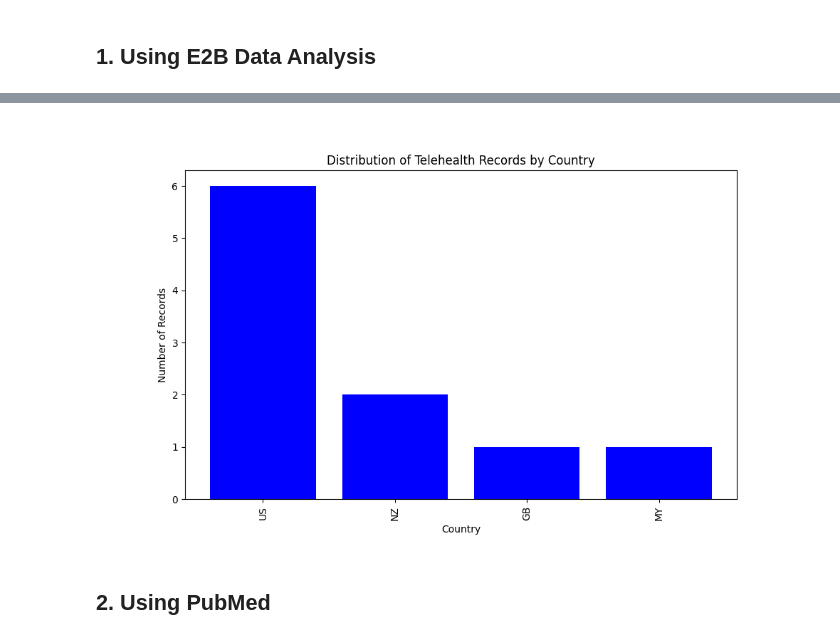
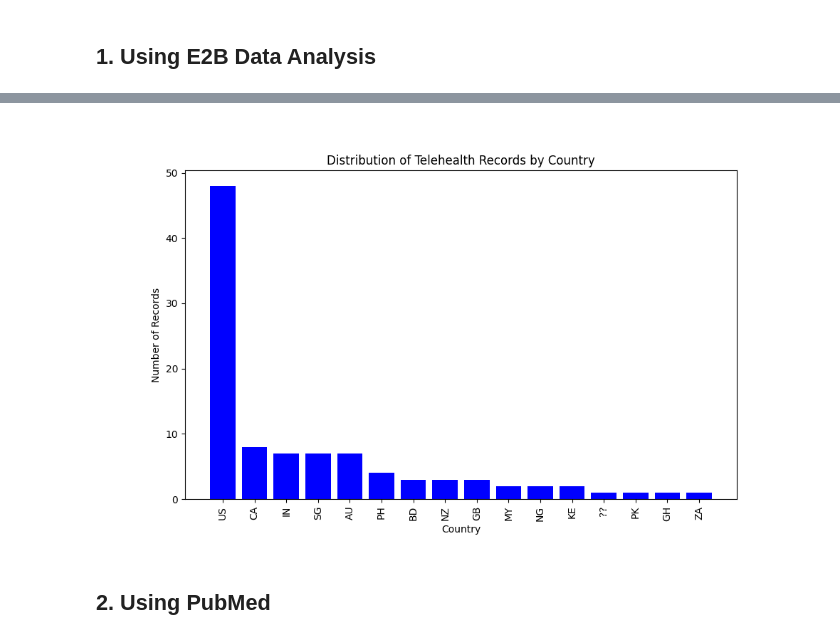
Before and after one commit to floriatea/CCA_NLP, a Jupyter notebook: Homework-Notebooks-2023/week-8/8-Conversation-and-Text-Generation.ipynb, the cells around one changed output, grey strips where cells are left out. Saved outputs shown, nothing was run; the diff lists cells and outputs as text; code cells hidden in the pictures.

```diff
--- a/Homework-Notebooks-2023/week-8/8-Conversation-and-Text-Generation.ipynb
+++ b/Homework-Notebooks-2023/week-8/8-Conversation-and-Text-Generation.ipynb
@@ -1435,13 +1448,13 @@ agent.run(query)
 # %%
 from IPython.display import Image
 
 # Specify the path to your PNG file
-image_path = './charts/figure_20240229-213259.png'
+image_path = './charts/figure_20240229-220443.png'
 
 # Display the image
 Image(filename=image_path)
 # %% [output]
-[figure, old version]
+[figure, new version]
 # %% [markdown]
 ## 2. Using PubMed
 # %%
```
Also changed, not shown: parts of 12 cells of this notebook.
